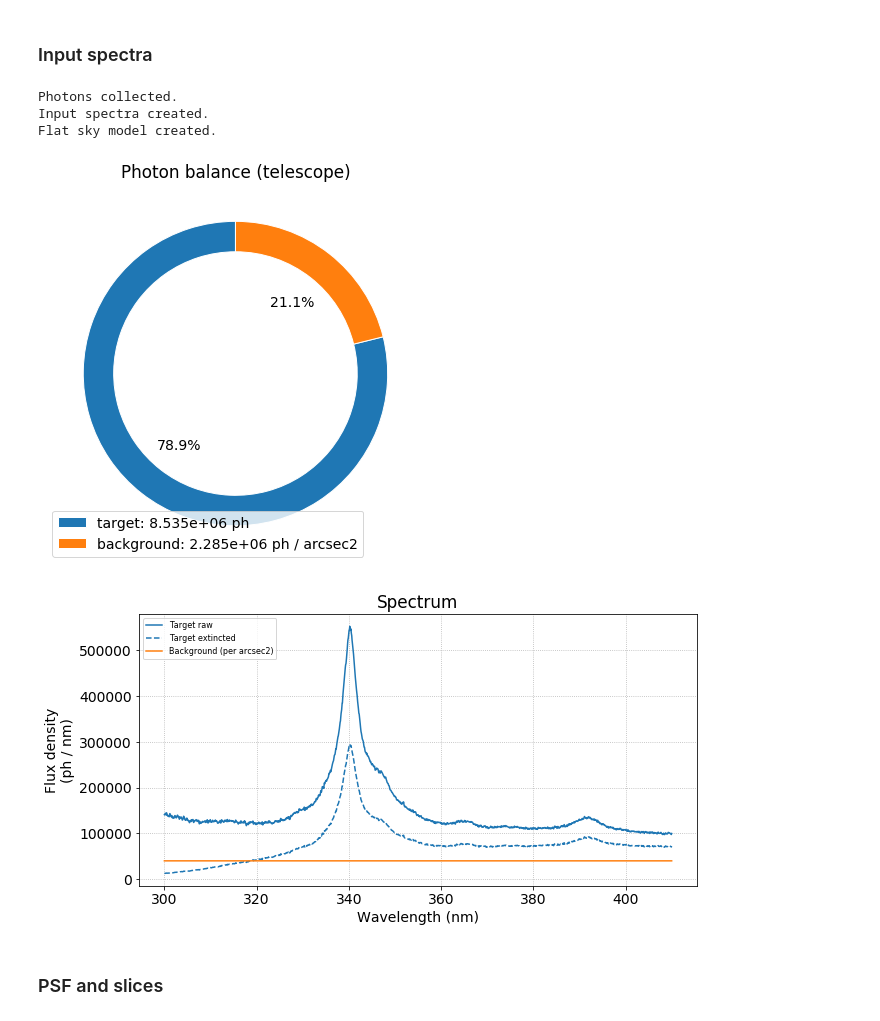
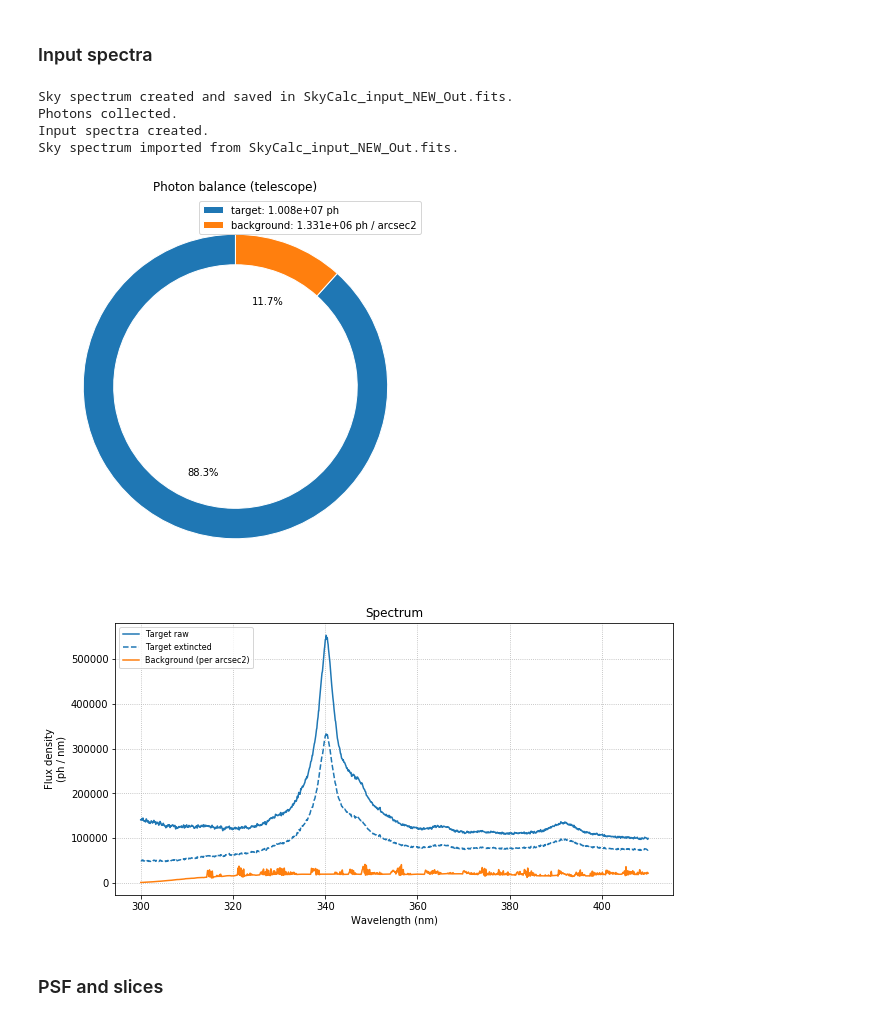
Before and after one commit to gcupani/astro_apps, a Jupyter notebook: CUBES E2E simulator (compact).ipynb, the cells around one changed output. Drawn from its saved outputs; the diff is of its cells as text; code cells hidden in the pictures.

```diff
--- a/CUBES E2E simulator (compact).ipynb
+++ b/CUBES E2E simulator (compact).ipynb
@@ -8,31 +8,32 @@
 # %%
 sim.spec_templ = 'custom'  # Template ('flat', 'PL', 'custom')
 sim.spec_file = 'Zheng+97.txt'  # Path to file
 
 sim.mag_syst = 'AB'  # System ('AB', 'Vega')
 sim.mag_band = 'r'  # Band ('u', 'g', 'r', 'i', 'z' for AB, 'U', 'B', 'V', 'R', 'I', 'J', 'H', 'K' for Vega)
 sim.targ_mag = 21  # Magnitude
 
 sim.qso_zem = 1.8  # Emission redshift
 sim.qso_lya_abs = False  # Lyman-alpha absorption
 
 sim.airmass = 1.16  # Airmass
 sim.pwv = 2.5  # Precipitable water vapor
 sim.moond = 0  # Days from new moon
 try:
-    skip
-    %run -i SkyCalc_Call.py
+    #skip
+    %run -i SkyCalc_Call.py  # Uncomment this to skip call to SkyCalc
 except:
-    sim.bckg_mag = 21.5 # Background magnitude
+    sim.bckg_mag = 22.5 # Background magnitude
 
 sim.texp = 3600*au.s  # Exposure time
 sim.spec_in()
 # %% [output]
+Sky spectrum created and saved in SkyCalc_input_NEW_Out.fits.
 Photons collected.
 Input spectra created.
-Flat sky model created.
+Sky spectrum imported from SkyCalc_input_NEW_Out.fits.
-[figure, old version]
+[figure, new version]
-[figure, old version]
+[figure, new version]
 # %% [markdown]
 ### PSF and slices
 # %%
```
Also changed, not shown: parts of 3 cells of this notebook, 3 other files.
